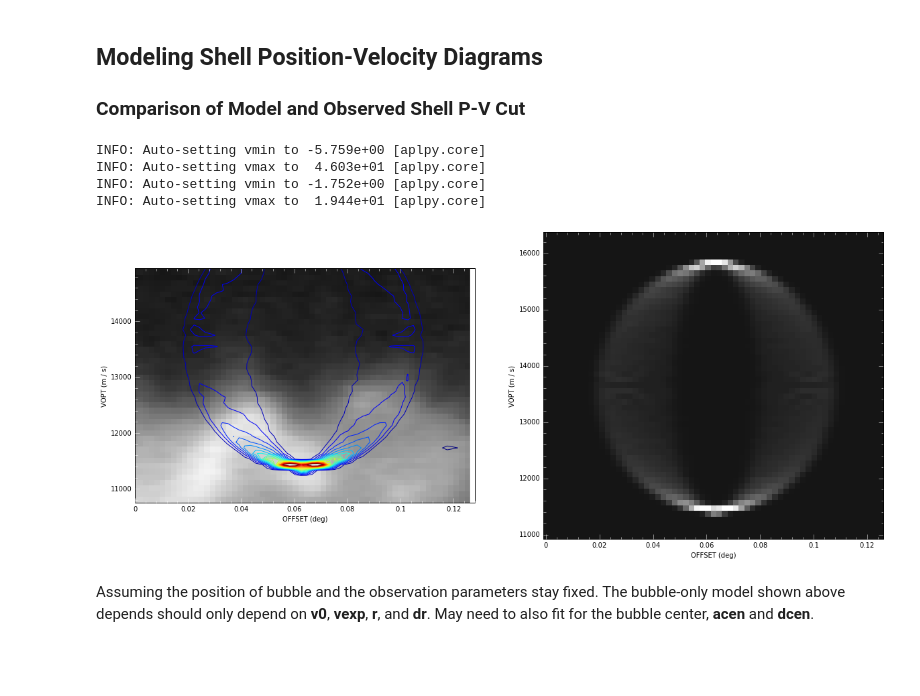
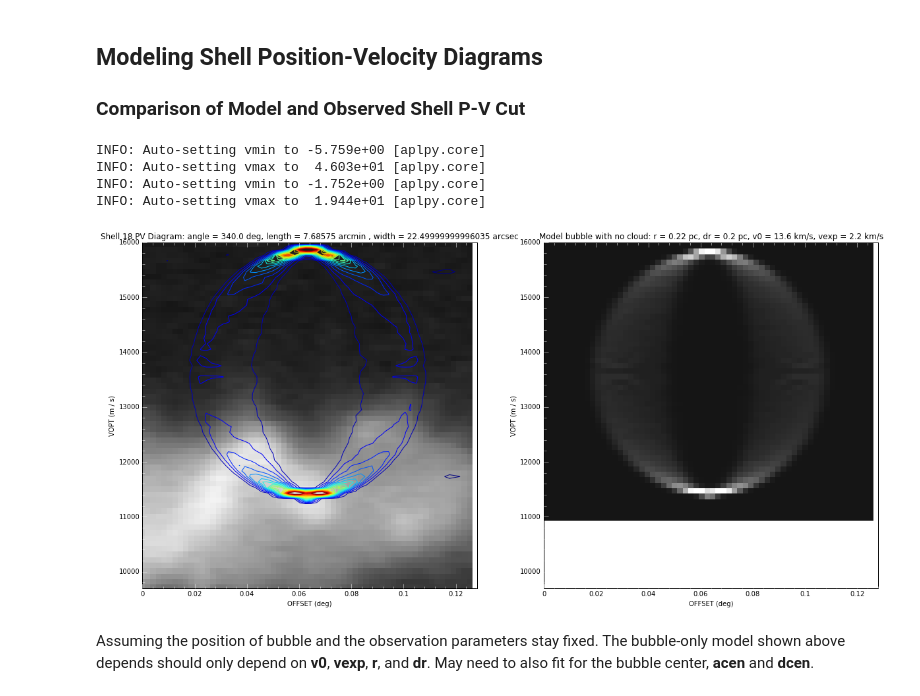
Before and after one commit to jrobbfed/carma, a Jupyter notebook: notebooks/Shell Models Compared to Catalogued Orion A Shells.ipynb, the cells around one changed output. Saved outputs shown, nothing was run; the diff lists cells and outputs as text; code cells hidden in the pictures; blank space fills up the shorter version.

```diff
--- a/notebooks/Shell Models Compared to Catalogued Orion A Shells.ipynb
+++ b/notebooks/Shell Models Compared to Catalogued Orion A Shells.ipynb
@@ -115,7 +115,7 @@ INFO: Auto-setting vmax to  8.361e+00 [aplpy.core]
 # %% [markdown]
 ### Extract a subcube around an Orion A shell
 # %%
-n = 17
+#n = 40
 shell_list = shells.get_shells()
 subcubes = shells.subcubes_from_ds9(cube=cubefile12co, region_file=regionfile, pad_factor=1.5, shape='square')
 shell = shell_list[n]
@@ -173,7 +173,7 @@ plt.title("Radial Profile of Model: r = {}, dr = {}".format(model_pars['r'], mod
 
 ### Comparison of Model and Observed Shell P-V Cut
 # %%
-n = 17 #Shell 18
+#n = 4 #Shell 18
 shell = shell_list[n]
 subcube = subcubes[n]
 pix_size = subcube.spatial_coordinate_map[0][1,0] - subcube.spatial_coordinate_map[0][0,0]
@@ -187,19 +187,27 @@ pv_model = shells.pv_slice(cube=model_cube, ra_center=shell.ra, dec_center=shell
 # %%
 fig = plt.figure(figsize=(20,10))
 obsfig = FITSFigure(pv_obs, figure=fig, subplot=(1,2,1))
 obsfig.show_grayscale()
 obsfig.show_contour(pv_model, levels=20)
 obsfig.recenter(pv_length.value / 2., 1000. * (shell.vmax.value + shell.vmin.value) / 2.,
-                width=pv_length.value, height = 2*1000*(shell.vmax.value - shell.vmin.value))
+                width=pv_length.value, height = 3*1000*(shell.vmax.value - shell.vmin.value))
+obsfig.set_title("Shell {} PV Diagram: angle = {}, length = {} , width = {}".format(
+                 n+1, pv_angle, pv_length.to(u.arcmin), pv_width.to(u.arcsec)))
+
 modelfig = FITSFigure(pv_model, figure=fig, subplot=(1,2,2))
 modelfig.show_grayscale()
+modelfig.set_title(
+    "Model bubble with no cloud: r = {} pc, dr = {} pc, v0 = {} km/s, vexp = {} km/s".format(
+        model_pars['r'], model_pars['dr'], model_pars['v0'], model_pars['vexp']))
+modelfig.recenter(pv_length.value / 2., 1000. * (shell.vmax.value + shell.vmin.value) / 2.,
+                width=pv_length.value, height = 3*1000*(shell.vmax.value - shell.vmin.value))
 #fig.show_grayscale()
 # %% [output]
 INFO: Auto-setting vmin to -5.759e+00 [aplpy.core]
 INFO: Auto-setting vmax to  4.603e+01 [aplpy.core]
 INFO: Auto-setting vmin to -1.752e+00 [aplpy.core]
 INFO: Auto-setting vmax to  1.944e+01 [aplpy.core]
-[figure, old version]
+[figure, new version]
 # %% [markdown]
 Assuming the position of bubble and the observation parameters stay fixed. The bubble-only model shown above depends should only depend on **v0**, **vexp**, **r**, and **dr**. May need to also fit for the bubble center, **acen** and **dcen**.
 # %% [markdown]
```
Also changed, not shown: parts of 1 cell of this notebook, 2 other files.
